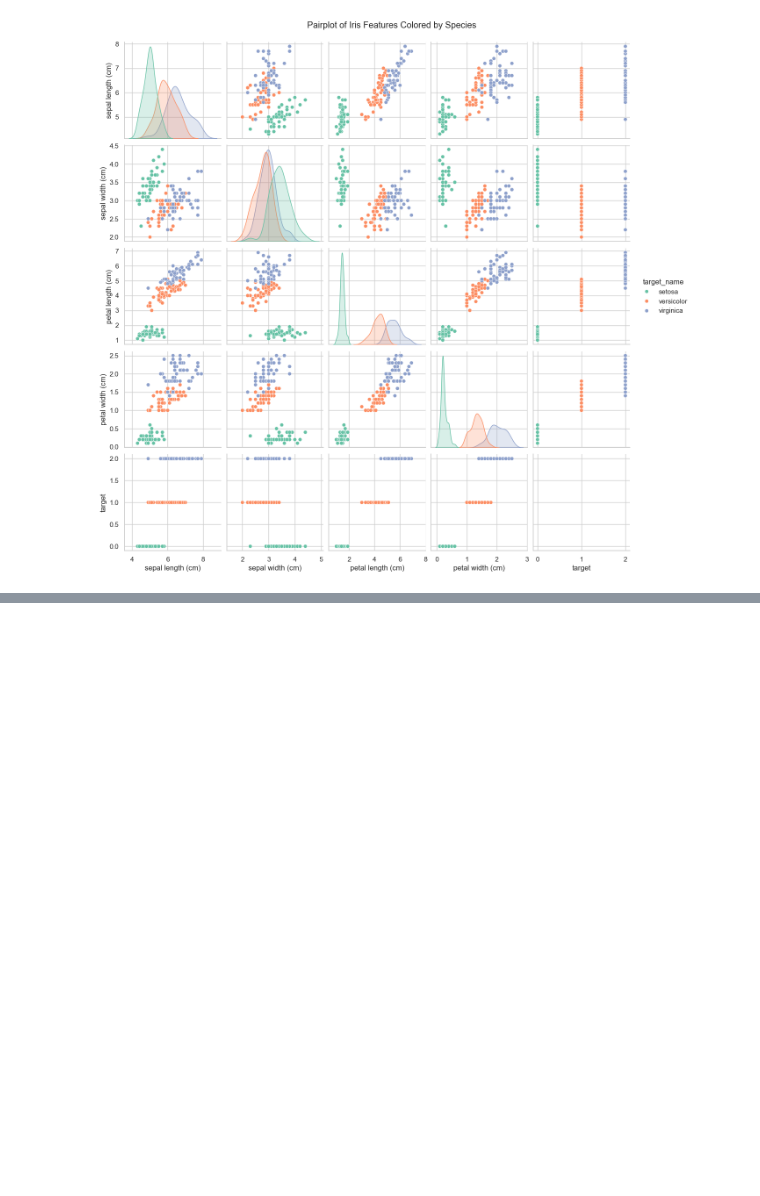
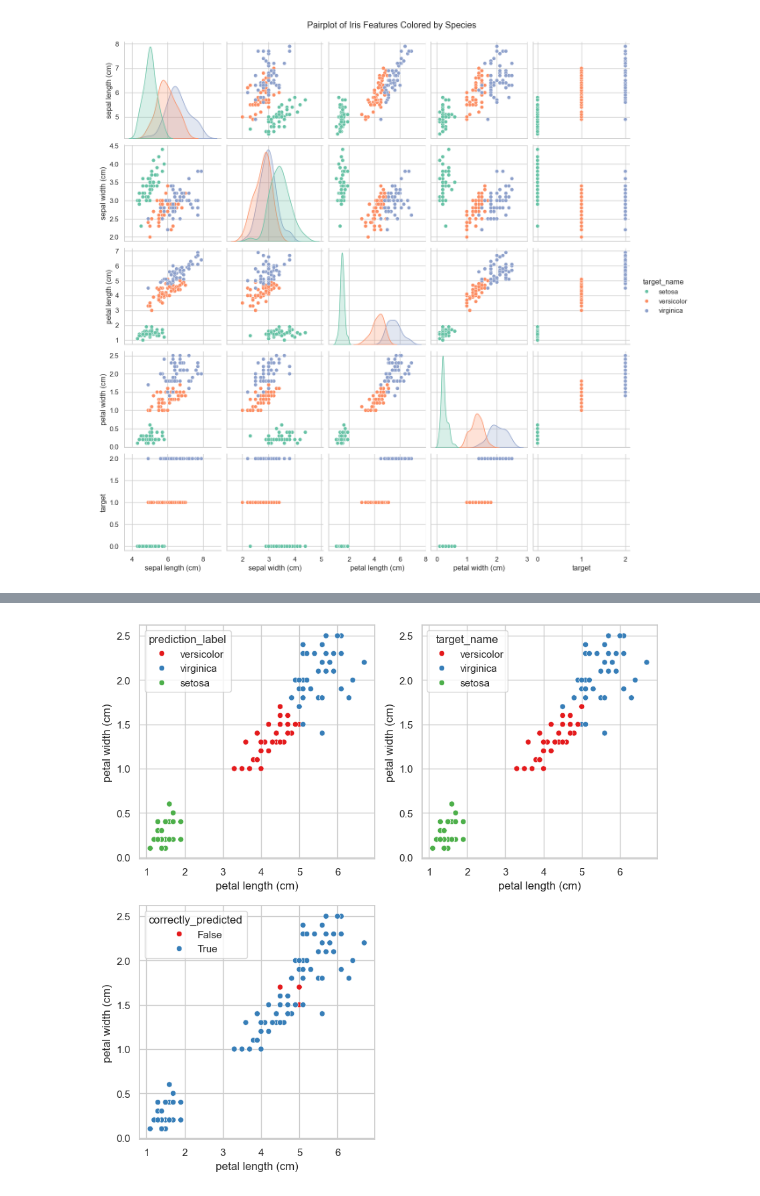
Before and after one commit to mohiuddinwaqar-sudo/scikitlearn, a Jupyter notebook: learn.ipynb, the cells around one changed output, grey strips where cells are left out. Cells and saved outputs as stored; diff of their text form; code cells hidden in the pictures; blank space fills up the shorter version.

```diff
--- a/learn.ipynb
+++ b/learn.ipynb
@@ -134,0 +264,12 @@ plt.show()
+# %%
+def plot_incorrect_predictions(df, x_axis_feature, y_axis_feature):
+    fig, ax = plt.subplots(2,2, figsize=(10,10))
+    ax = ax.flatten()
+    sns.scatterplot(data=df, x=x_axis_feature, y=y_axis_feature, hue="prediction_label", palette='Set1', ax=ax[0])
+    sns.scatterplot(data=df, x=x_axis_feature, y=y_axis_feature, hue="target_name", palette='Set1', ax=ax[1])
+    sns.scatterplot(data=df, x=x_axis_feature, y=y_axis_feature, hue="correctly_predicted", palette='Set1', ax=ax[2])
+    ax[3].set_visible(False)
+# %%
+plot_incorrect_predictions(df_predictions, "petal length (cm)", "petal width (cm)")
+# %% [output]
+[figure, added]
```
Also changed, not shown: parts of 29 cells of this notebook, 2 other files.
